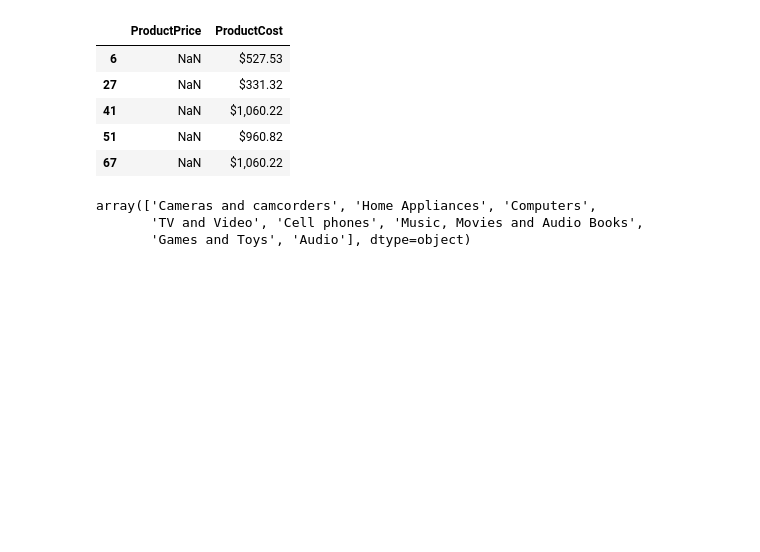
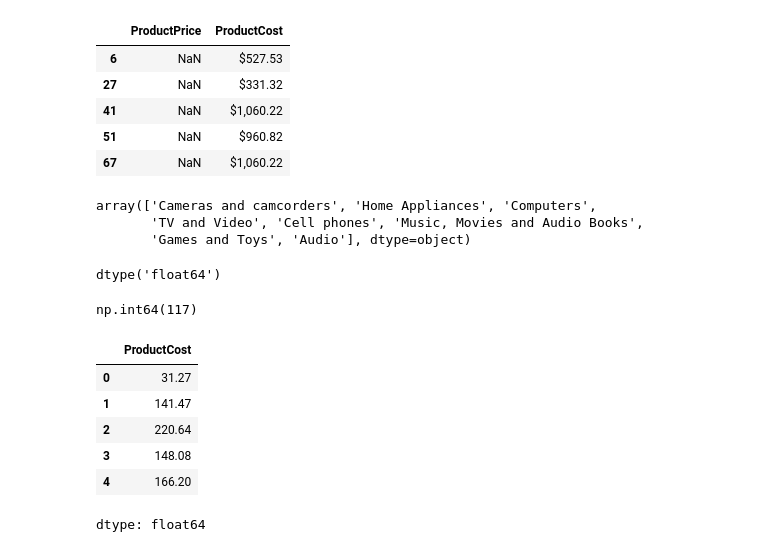
Before and after one commit to reyhan1997/Transaction-data-exploration, a Jupyter notebook: transactions_explore.ipynb, the cells around one changed output. Saved outputs shown, nothing was run; the diff lists cells and outputs as text; code cells hidden in the pictures; blank space fills up the shorter version.

```diff
--- a/transactions_explore.ipynb
+++ b/transactions_explore.ipynb
@@ -97,3 +97,27 @@ display(df['ProductCategory'].unique())
 array(['Cameras and camcorders', 'Home Appliances', 'Computers',
        'TV and Video', 'Cell phones', 'Music, Movies and Audio Books',
        'Games and Toys', 'Audio'], dtype=object)
+# %%
+df['ProductCost'] = df['ProductCost'].astype(str).str.replace('$', '', regex=False)
+df['ProductCost'] = pd.to_numeric(df['ProductCost'], errors='coerce')
+
+# Display the data types to confirm the change
+display(df['ProductCost'].dtype)
+# %% [output]
+dtype('float64')
+# %%
+# Check for any missing values introduced by the conversion
+display(df['ProductCost'].isnull().sum())
+# %% [output]
+np.int64(117)
+# %%
+# Display rows where 'ProductPrice' is NaN to understand the original values
+display(df['ProductCost'].head())
+# %% [output]
+|  | ProductCost |
+| 0 | 31.27 |
+| 1 | 141.47 |
+| 2 | 220.64 |
+| 3 | 148.08 |
+| 4 | 166.20 |
+dtype: float64
```
